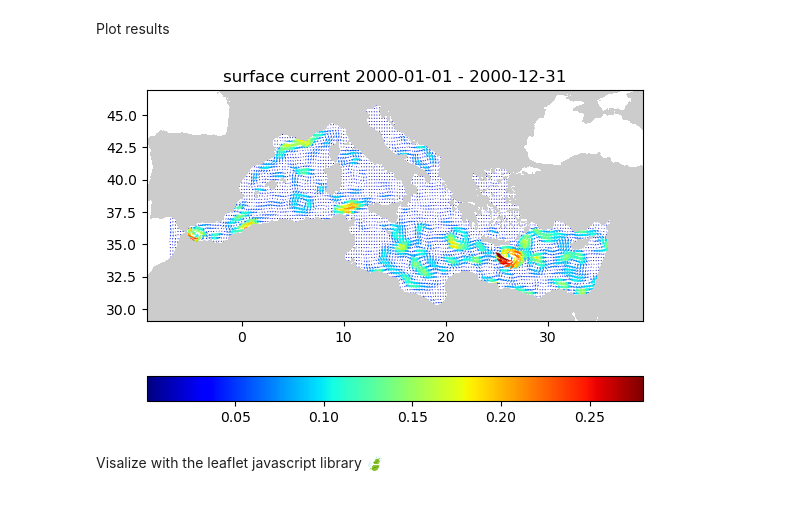
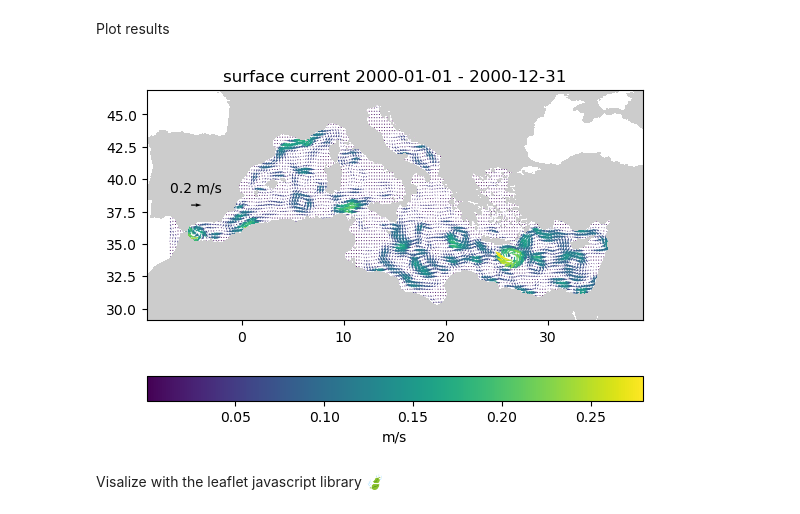
Before and after one commit to Alexander-Barth/CoastalCurrents.jl, a Jupyter notebook: examples/currents_altimetry.ipynb, the cells around one changed output. Cells and saved outputs as stored; diff of their text form; code cells hidden in the pictures.

```diff
--- a/examples/currents_altimetry.ipynb
+++ b/examples/currents_altimetry.ipynb
@@ -164,14 +166,15 @@ Plot results
 # %%
 color = sqrt.(uri.^2 + vri.^2)
 clf()
 r = CartesianIndices(( 1:2:size(mask,1) ,1:2:size(mask,2)))
 r = CartesianIndices(( 1:1:size(mask,1) ,1:1:size(mask,2)))
-quiver(xi[r],yi[r],uri[r],vri[r],color[r],cmap="jet")
-colorbar(orientation="horizontal")
+q = quiver(xi[r],yi[r],uri[r],vri[r],color[r])
+quiverkey(q,0.1,0.5,0.2,"0.2 m/s")
+colorbar(orientation="horizontal",label="m/s")
 CoastalCurrents.Plotting.plotmap(bathname)
 title("surface current " * join(Dates.format.((minimum(timea),maximum(timea)),"yyyy-mm-dd")," - "));
 # %% [output]
-[figure, old version]
+[figure, new version]
 # %% [markdown]
 Visalize with the leaflet javascript library 🍃
 # %%
```
Also changed, not shown: parts of 1 cell of this notebook, 4 other files.
